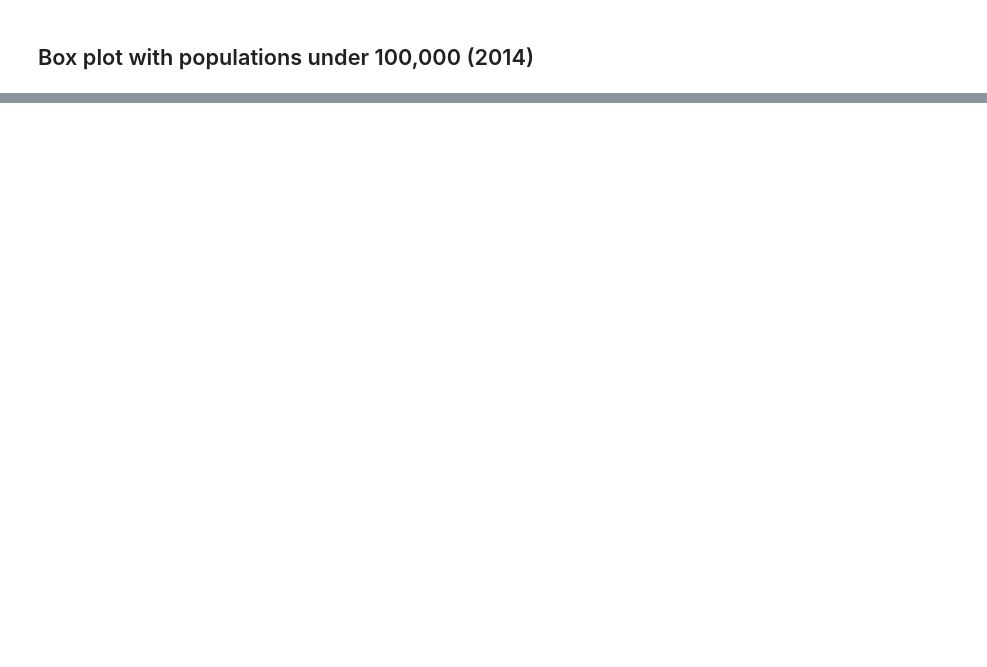
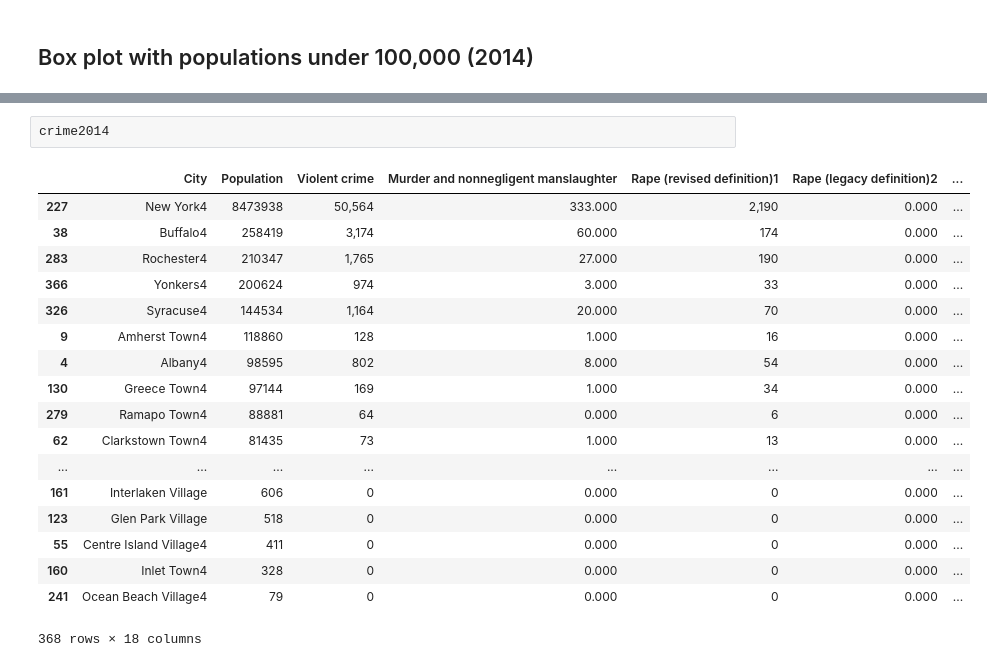
Before and after one commit to ezzanger/Unit2-Lesson-5-Drills-Challenge, a Jupyter notebook: Lesson 5 - Test Drills.ipynb, the cells around one changed output, grey strips where cells are left out. Saved outputs shown, nothing was run; the diff lists cells and outputs as text; blank space fills up the shorter version.

```diff
--- a/Lesson 5 - Test Drills.ipynb
+++ b/Lesson 5 - Test Drills.ipynb
@@ -485,3 +444,24 @@ ValueError: Input contains NaN, infinity or a value too large for dtype('float64
+# %%
+crime2014
+# %% [output]
+|  | City | Population | Violent crime | Murder and nonnegligent manslaughter | Rape (revised definition)1 | Rape (legacy definition)2 | ... |
+| 227 | New York4 | 8473938 | 50,564 | 333.000 | 2,190 | 0.000 | ... |
+| 38 | Buffalo4 | 258419 | 3,174 | 60.000 | 174 | 0.000 | ... |
+| 283 | Rochester4 | 210347 | 1,765 | 27.000 | 190 | 0.000 | ... |
+| 366 | Yonkers4 | 200624 | 974 | 3.000 | 33 | 0.000 | ... |
+| 326 | Syracuse4 | 144534 | 1,164 | 20.000 | 70 | 0.000 | ... |
+| 9 | Amherst Town4 | 118860 | 128 | 1.000 | 16 | 0.000 | ... |
+| 4 | Albany4 | 98595 | 802 | 8.000 | 54 | 0.000 | ... |
+| 130 | Greece Town4 | 97144 | 169 | 1.000 | 34 | 0.000 | ... |
+| 279 | Ramapo Town4 | 88881 | 64 | 0.000 | 6 | 0.000 | ... |
+| 62 | Clarkstown Town4 | 81435 | 73 | 1.000 | 13 | 0.000 | ... |
+| ... | ... | ... | ... | ... | ... | ... | ... |
+| 161 | Interlaken Village | 606 | 0 | 0.000 | 0 | 0.000 | ... |
+| 123 | Glen Park Village | 518 | 0 | 0.000 | 0 | 0.000 | ... |
+| 55 | Centre Island Village4 | 411 | 0 | 0.000 | 0 | 0.000 | ... |
+| 160 | Inlet Town4 | 328 | 0 | 0.000 | 0 | 0.000 | ... |
+| 241 | Ocean Beach Village4 | 79 | 0 | 0.000 | 0 | 0.000 | ... |
+368 rows × 18 columns
 # %%
 linear_formula = 'Property_Crime ~ Murder+Robbery+Population+small_city'
 # Fit the model to our data using the formula.
```
Also changed, not shown: parts of 13 cells of this notebook.
